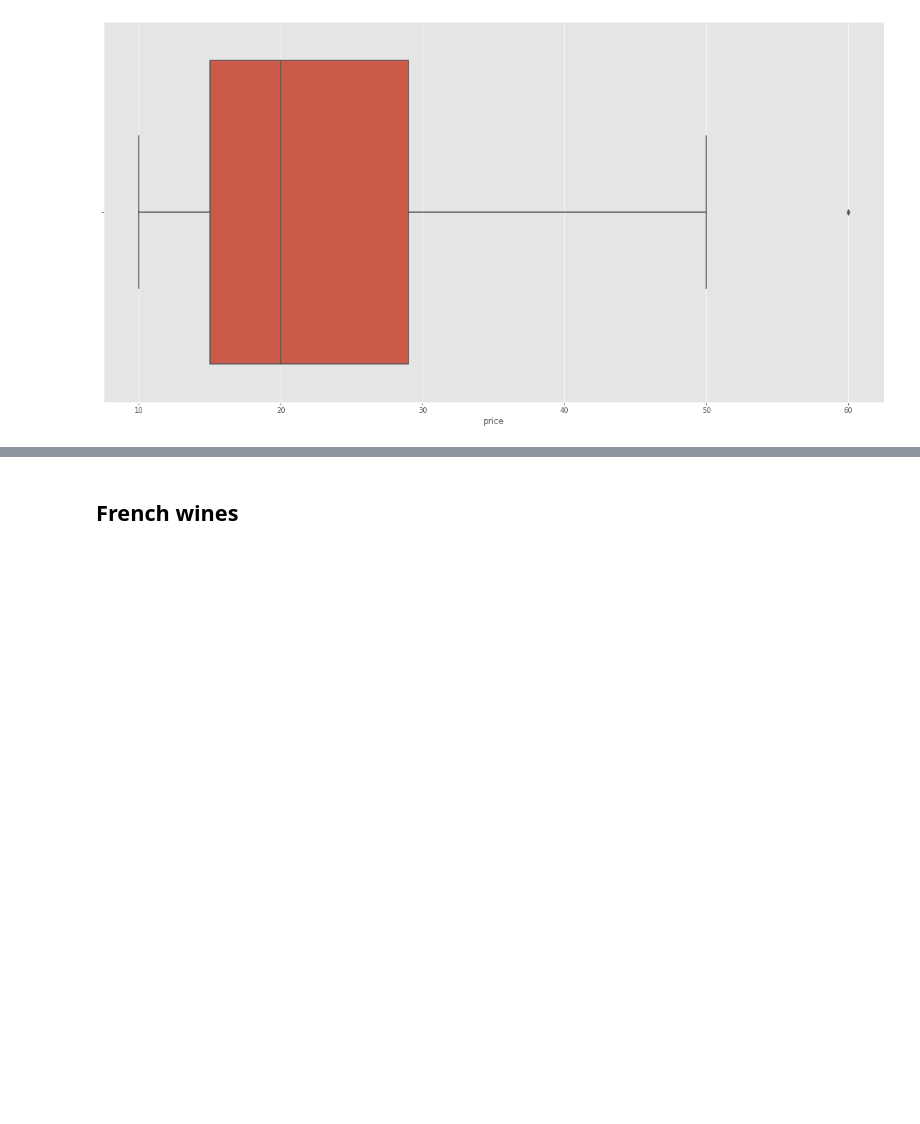
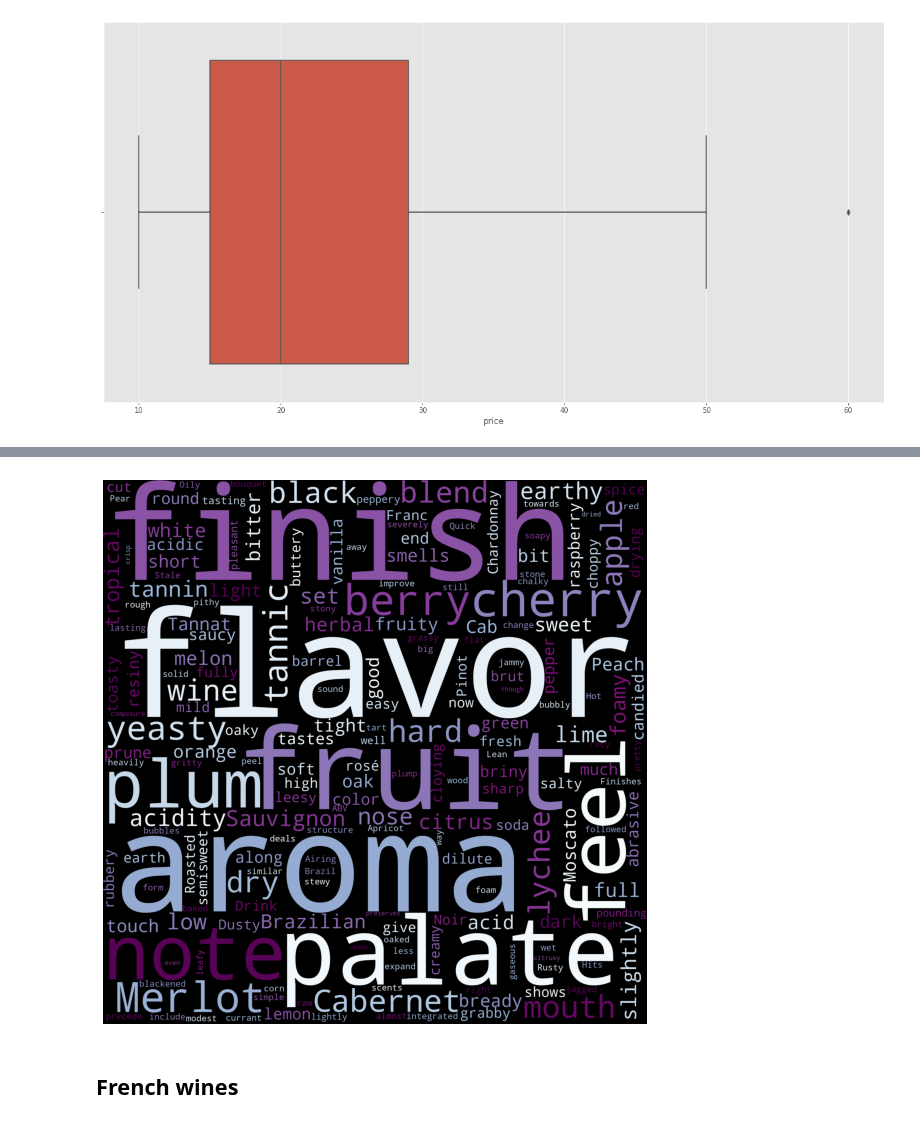
Before and after one commit to tutss/datascience, a Jupyter notebook: wine_eda.ipynb, the cells around one changed output, grey strips where cells are left out. Cells and saved outputs as stored; diff of their text form; code cells hidden in the pictures; blank space fills up the shorter version.

```diff
--- a/wine_eda.ipynb
+++ b/wine_eda.ipynb
@@ -218,3 +371,7 @@ Pass the following variable as a keyword arg: x. From version 0.12, the only val
+# %%
+plot_cloud(wordcloud, (20,10))
+# %% [output]
+[figure, added]
 # %% [markdown]
 ## French wines
 # %%
```
Also changed, not shown: parts of 22 cells of this notebook, 1 other file.
